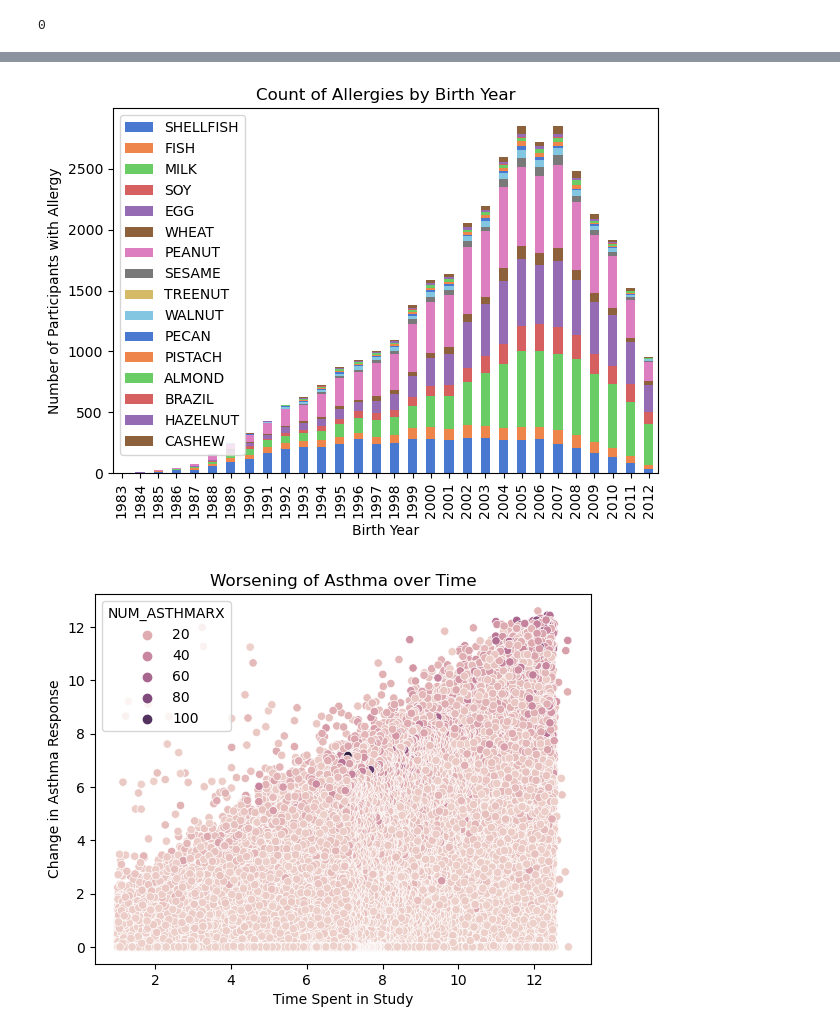
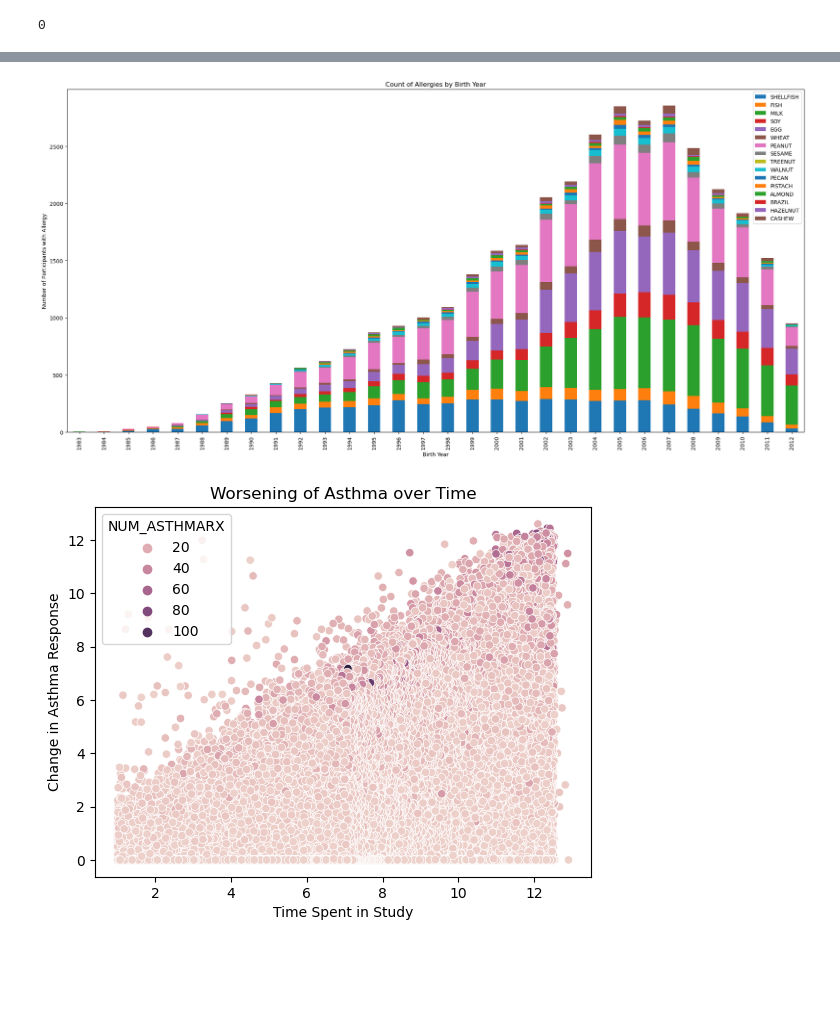
Before and after one commit to leahkrause/project_1, a Jupyter notebook: allergy_analysis.ipynb, the cells around one changed output, grey strips where cells are left out. Saved outputs shown, nothing was run; the diff lists cells and outputs as text; code cells hidden in the pictures; blank space fills up the shorter version.

```diff
--- a/allergy_analysis.ipynb
+++ b/allergy_analysis.ipynb
@@ -193,15 +193,15 @@ allergy_count_df.head()
 | 1986 | 24 | 5 | 3 | 1 | 1 | 1 | ... |
 | 1987 | 29 | 13 | 8 | 3 | 5 | 5 | ... |
 # %%
-allergy_count_df.plot.bar(stacked=True)
+allergy_count_df.plot.bar(stacked=True, figsize = (20, 10))
 plt.legend(labels = alg_name_list)
 plt.xlabel("Birth Year")
 plt.ylabel("Number of Participants with Allergy")
 plt.title("Count of Allergies by Birth Year")
 plt.tight_layout()
 plt.savefig('output/stacked allergy by year.png')
 # %% [output]
-[figure, old version]
+[figure, new version]
 # %%
 #length of time in study graphed against change in asthma meds
 #count of allergen kids sorted by length of time in study
```
Also changed, not shown: parts of 1 cell of this notebook, 2 other files.
